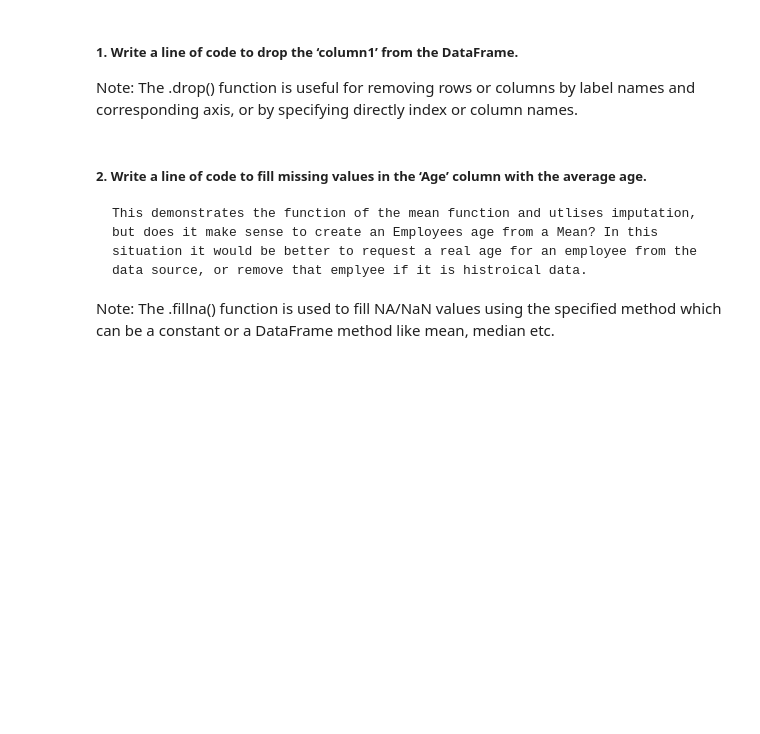
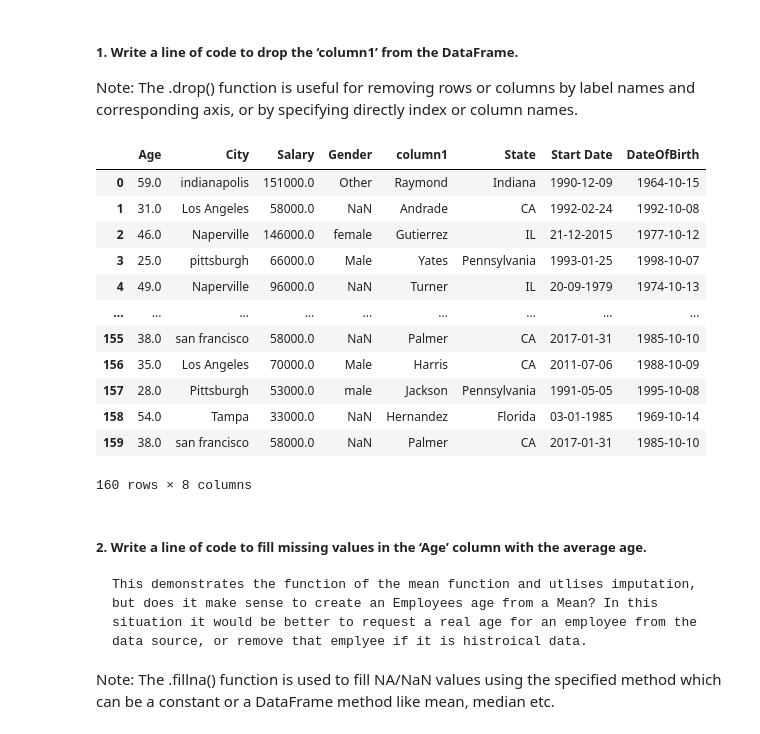
Before and after one commit to Teddeakin/Year-2-Artificial-intelligence, a Jupyter notebook: session3/04-1 Introduction to Python Pandas.ipynb, the cells around one changed output. Cells and saved outputs as stored; diff of their text form; code cells hidden in the pictures; blank space fills up the shorter version.

```diff
--- a/session3/04-1 Introduction to Python Pandas.ipynb
+++ b/session3/04-1 Introduction to Python Pandas.ipynb
@@ -111,6 +245,22 @@ Note: The .median() function is used to find the middle value in a series when i
 ##### 1. Write a line of code to drop the ‘column1’ from the DataFrame.
 
 Note: The .drop() function is useful for removing rows or columns by label names and corresponding axis, or by specifying directly index or column names.
+# %%
+df.drop("Name", axis="columns")
+# %% [output]
+|  | Age | City | Salary | Gender | column1 | State | Start Date | DateOfBirth |
+| 0 | 59.0 | indianapolis | 151000.0 | Other | Raymond | Indiana | 1990-12-09 | 1964-10-15 |
+| 1 | 31.0 | Los Angeles | 58000.0 | NaN | Andrade | CA | 1992-02-24 | 1992-10-08 |
+| 2 | 46.0 | Naperville | 146000.0 | female | Gutierrez | IL | 21-12-2015 | 1977-10-12 |
+| 3 | 25.0 | pittsburgh | 66000.0 | Male | Yates | Pennsylvania | 1993-01-25 | 1998-10-07 |
+| 4 | 49.0 | Naperville | 96000.0 | NaN | Turner | IL | 20-09-1979 | 1974-10-13 |
+| ... | ... | ... | ... | ... | ... | ... | ... | ... |
+| 155 | 38.0 | san francisco | 58000.0 | NaN | Palmer | CA | 2017-01-31 | 1985-10-10 |
+| 156 | 35.0 | Los Angeles | 70000.0 | Male | Harris | CA | 2011-07-06 | 1988-10-09 |
+| 157 | 28.0 | Pittsburgh | 53000.0 | male | Jackson | Pennsylvania | 1991-05-05 | 1995-10-08 |
+| 158 | 54.0 | Tampa | 33000.0 | NaN | Hernandez | Florida | 03-01-1985 | 1969-10-14 |
+| 159 | 38.0 | san francisco | 58000.0 | NaN | Palmer | CA | 2017-01-31 | 1985-10-10 |
+160 rows × 8 columns
 # %% [markdown]
 ##### 2. Write a line of code to fill missing values in the ‘Age’ column with the average age.
 
```
Also changed, not shown: parts of 25 cells of this notebook, 2 other files.
